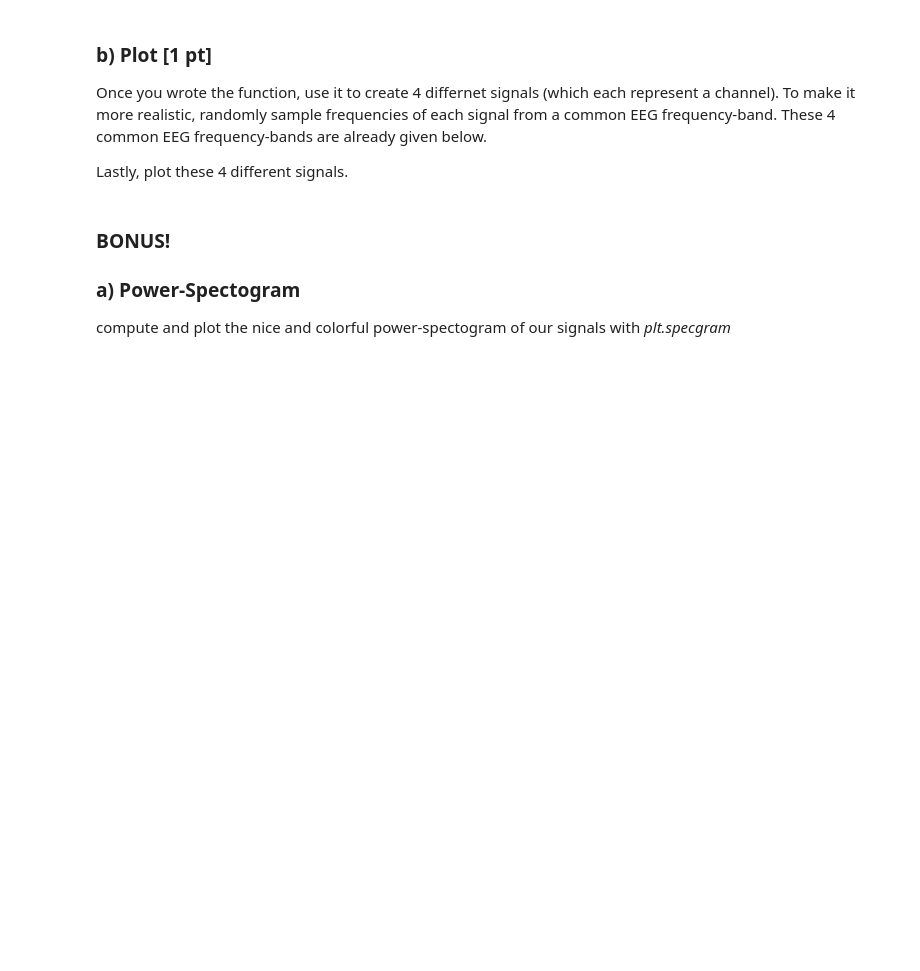
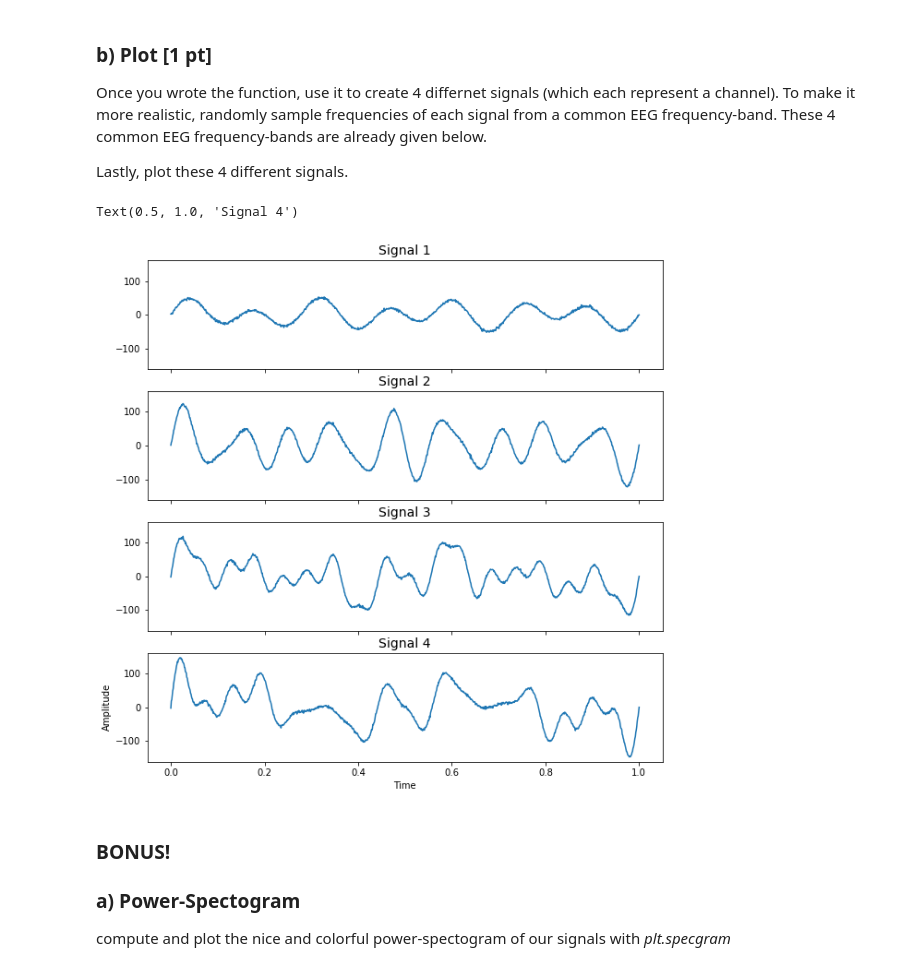
Before and after one commit to NBP-ACC/week-9-acc_9, a Jupyter notebook: sheet07.ipynb, the cells around one changed output. Drawn from its saved outputs; the diff is of its cells as text; code cells hidden in the pictures; blank space fills up the shorter version.

```diff
--- a/sheet07.ipynb
+++ b/sheet07.ipynb
@@ -42,3 +38,16 @@ def generateSignal(frequencyList,signalLen=1000):
+# %%
+def generateSignal(frequencyList,signalLen=1000):
+    # TODO
+    t = np.linspace(0,1,1000)
+    rate = 1000
+    amplitudes = [np.random.choice(30) for i in frequencyList]
+    signals = []
+    for i in range(len(frequencyList)):
+        sine = amplitudes[i] * np.sin(2*np.pi* frequencyList[i]* t)
+        signals.append(sine)
+    noise=np.random.normal(0,2.0,1000)
+    signal = sum(signals) + noise
+    return signal
 # %% [markdown]
 ### b) Plot [1 pt]
 Once you wrote the function, use it to create 4 differnet signals (which each represent a channel). To make it more realistic, randomly sample frequencies of each signal from a common EEG frequency-band. These 4 common EEG frequency-bands are already given below.
@@ -60,3 +63,36 @@ frexlist = [delta, theta, alpha, beta]
+# %%
+# create 4 signals for each channel, with random frequency combinations
+signals = []
+frequ = []
+for i in range(4):
+    # should we randomize over frexlist as well or should we have each band in each signal???
+    frequencyList = np.random.choice(frexlist,4)
+    for i in frequencyList:
+        frequ.append(np.random.choice(i))
+
+    signals.append(generateSignal(frequ))
+
+# plot
+fig, axes = plt.subplots(nrows=4, ncols=1, sharey=True, sharex = True, figsize=(10,10))
+plt.xlabel("Time")
+plt.ylabel("Amplitude")
+
+t = np.linspace(0,1,1000)
+
+axes[0].plot(t,signals[0])
+axes[0].set_title('Signal 1', fontsize = 14)
+
+axes[1].plot(t,signals[1])
+axes[1].set_title('Signal 2', fontsize = 14)
+
+axes[2].plot(t,signals[2])
+axes[2].set_title('Signal 3', fontsize = 14)
+
+axes[3].plot(t,signals[3])
+axes[3].set_title('Signal 4', fontsize = 14)
+# %% [output]
+Text(0.5, 1.0, 'Signal 4')
+[figure, added]
 # %% [markdown]
 ### BONUS!
 ### a) Power-Spectogram
```
Also changed, not shown: parts of 2 cells of this notebook.
